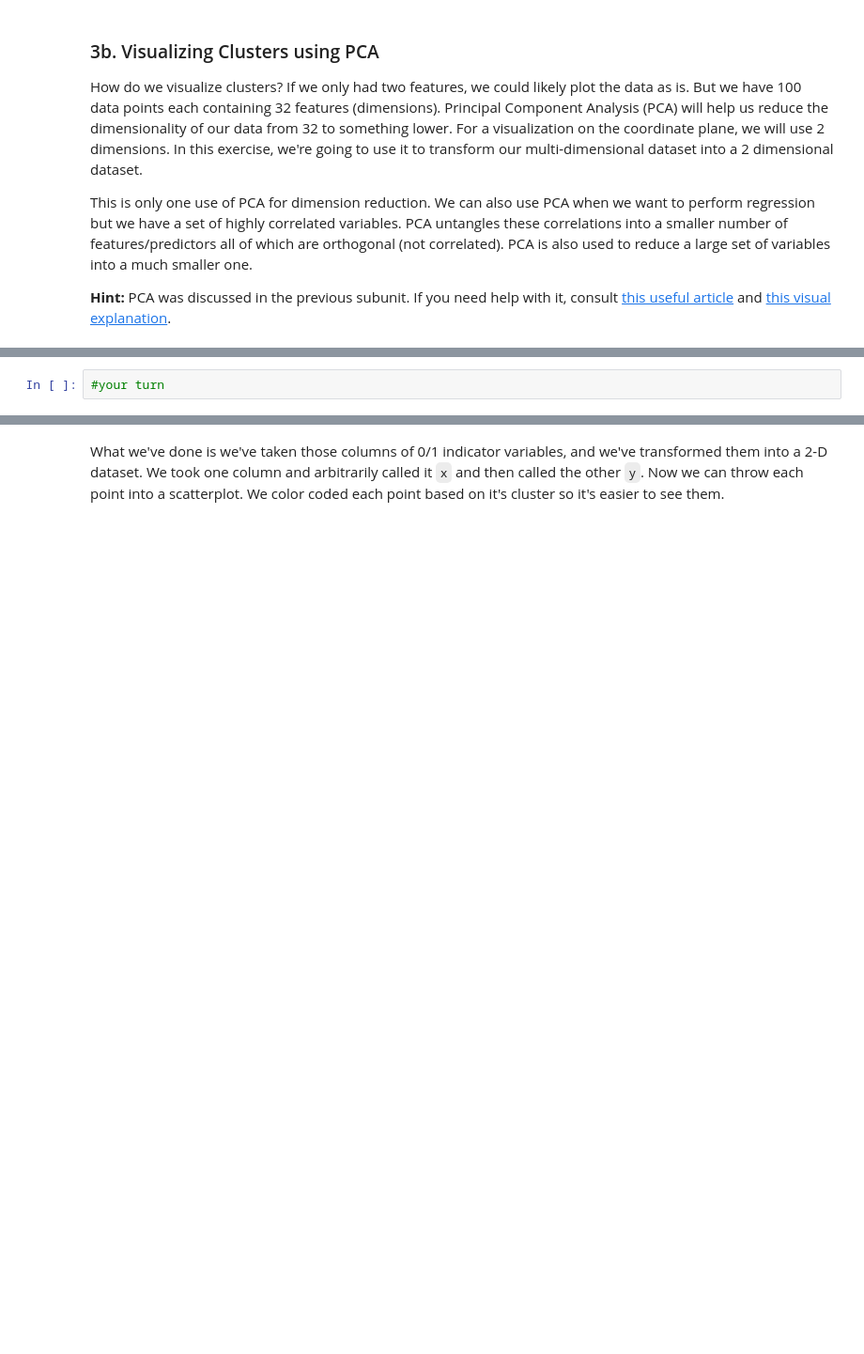
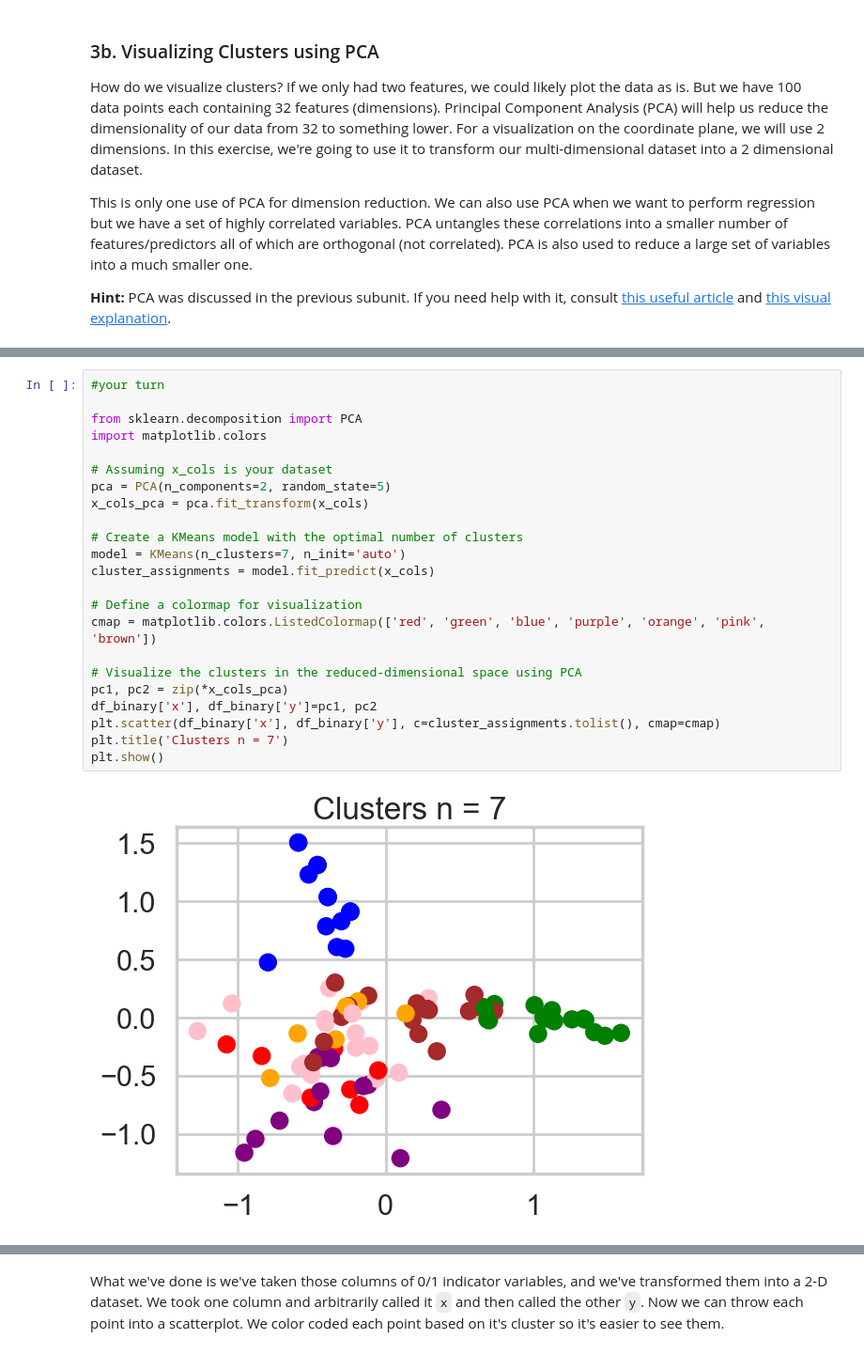
Before and after one commit to OCD0505/Springboard, a Jupyter notebook: Springboard - Unit 15.6 - 1602764303_Clustering_Case_Study_updated_10_15_2020/Clustering Case Study - Customer Segmentation with K-Means - Tier 3.ipynb, the cells around one changed output, grey strips where cells are left out. Shown at 94% size. Cells and saved outputs as stored; diff of their text form; blank space fills up the shorter version.

Commit message:
assignment upload

```diff
--- a/Springboard - Unit 15.6 - 1602764303_Clustering_Case_Study_updated_10_15_2020/Clustering Case Study - Customer Segmentation with K-Means - Tier 3.ipynb
+++ b/Springboard - Unit 15.6 - 1602764303_Clustering_Case_Study_updated_10_15_2020/Clustering Case Study - Customer Segmentation with K-Means - Tier 3.ipynb
@@ -369,2 +368,25 @@ This is only one use of PCA for dimension reduction. We can also use PCA when we
-# %%
-#your turn
+# %%
+#your turn
+
+from sklearn.decomposition import PCA
+import matplotlib.colors
+
+# Assuming x_cols is your dataset
+pca = PCA(n_components=2, random_state=5)
+x_cols_pca = pca.fit_transform(x_cols)
+
+# Create a KMeans model with the optimal number of clusters
+model = KMeans(n_clusters=7, n_init='auto')
+cluster_assignments = model.fit_predict(x_cols)
+
+# Define a colormap for visualization
+cmap = matplotlib.colors.ListedColormap(['red', 'green', 'blue', 'purple', 'orange', 'pink', 'brown'])
+
+# Visualize the clusters in the reduced-dimensional space using PCA
+pc1, pc2 = zip(*x_cols_pca)
+df_binary['x'], df_binary['y']=pc1, pc2
+plt.scatter(df_binary['x'], df_binary['y'], c=cluster_assignments.tolist(), cmap=cmap)
+plt.title('Clusters n = 7')
+plt.show()
+# %% [output]
+[figure, added]
```
Also changed, not shown: parts of 22 cells of this notebook, 1 other file.
